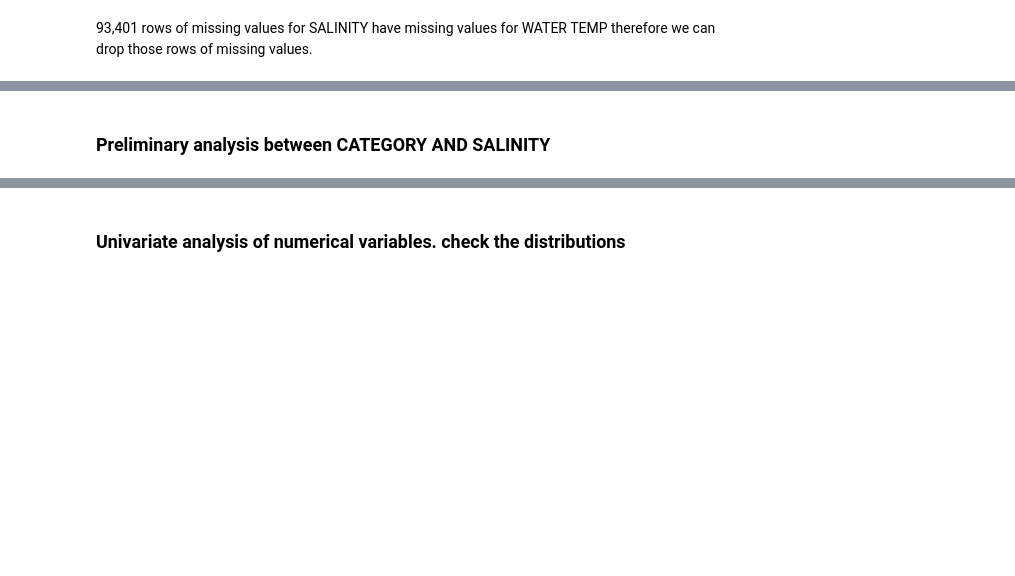
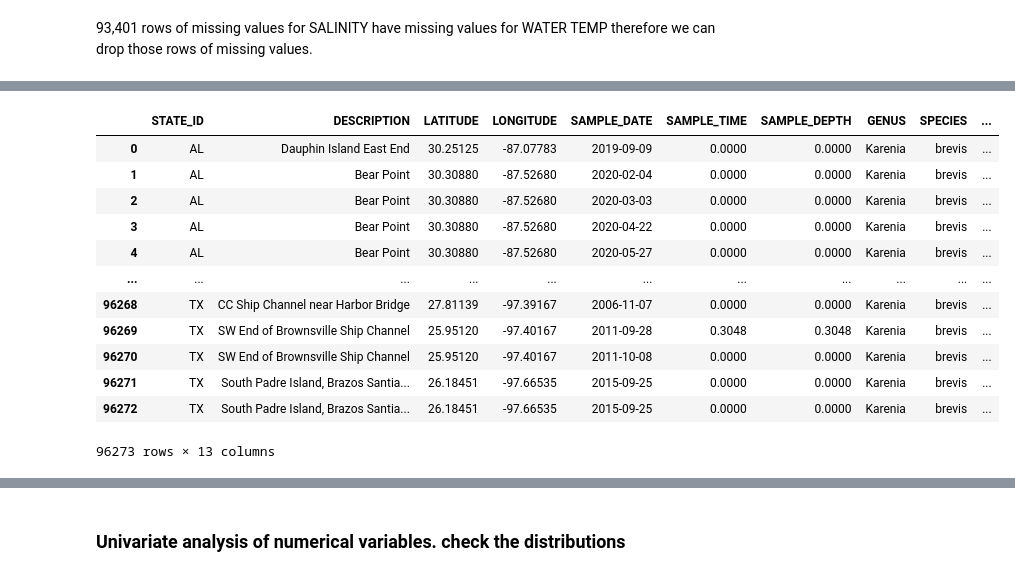
Before and after one commit to btokoli/Spotting-the-Unseen-Anomaly-Detection-in-Water-Quality-for-Early-Algal-Bloom-Warnings, a Jupyter notebook: analysis.ipynb, the cells around one changed output, grey strips where cells are left out. Drawn from its saved outputs; the diff is of its cells as text; code cells hidden in the pictures; blank space fills up the shorter version.

```diff
--- a/analysis.ipynb
+++ b/analysis.ipynb
@@ -380,2 +363,18 @@ df
-# %% [markdown]
-### Preliminary analysis between CATEGORY AND SALINITY
+# %%
+df.dropna(subset=["SALINITY", "WATER_TEMP"], inplace=True)
+# %%
+df.reset_index(drop=True)
+# %% [output]
+|  | STATE_ID | DESCRIPTION | LATITUDE | LONGITUDE | SAMPLE_DATE | SAMPLE_TIME | SAMPLE_DEPTH | GENUS | SPECIES | ... |
+| 0 | AL | Dauphin Island East End | 30.25125 | -87.07783 | 2019-09-09 | 0.0000 | 0.0000 | Karenia | brevis | ... |
+| 1 | AL | Bear Point | 30.30880 | -87.52680 | 2020-02-04 | 0.0000 | 0.0000 | Karenia | brevis | ... |
+| 2 | AL | Bear Point | 30.30880 | -87.52680 | 2020-03-03 | 0.0000 | 0.0000 | Karenia | brevis | ... |
+| 3 | AL | Bear Point | 30.30880 | -87.52680 | 2020-04-22 | 0.0000 | 0.0000 | Karenia | brevis | ... |
+| 4 | AL | Bear Point | 30.30880 | -87.52680 | 2020-05-27 | 0.0000 | 0.0000 | Karenia | brevis | ... |
+| ... | ... | ... | ... | ... | ... | ... | ... | ... | ... | ... |
+| 96268 | TX | CC Ship Channel near Harbor Bridge | 27.81139 | -97.39167 | 2006-11-07 | 0.0000 | 0.0000 | Karenia | brevis | ... |
+| 96269 | TX | SW End of Brownsville Ship Channel | 25.95120 | -97.40167 | 2011-09-28 | 0.3048 | 0.3048 | Karenia | brevis | ... |
+| 96270 | TX | SW End of Brownsville Ship Channel | 25.95120 | -97.40167 | 2011-10-08 | 0.0000 | 0.0000 | Karenia | brevis | ... |
+| 96271 | TX | South Padre Island, Brazos Santia... | 26.18451 | -97.66535 | 2015-09-25 | 0.0000 | 0.0000 | Karenia | brevis | ... |
+| 96272 | TX | South Padre Island, Brazos Santia... | 26.18451 | -97.66535 | 2015-09-25 | 0.0000 | 0.0000 | Karenia | brevis | ... |
+96273 rows × 13 columns
```
Also changed, not shown: parts of 5 cells of this notebook.
